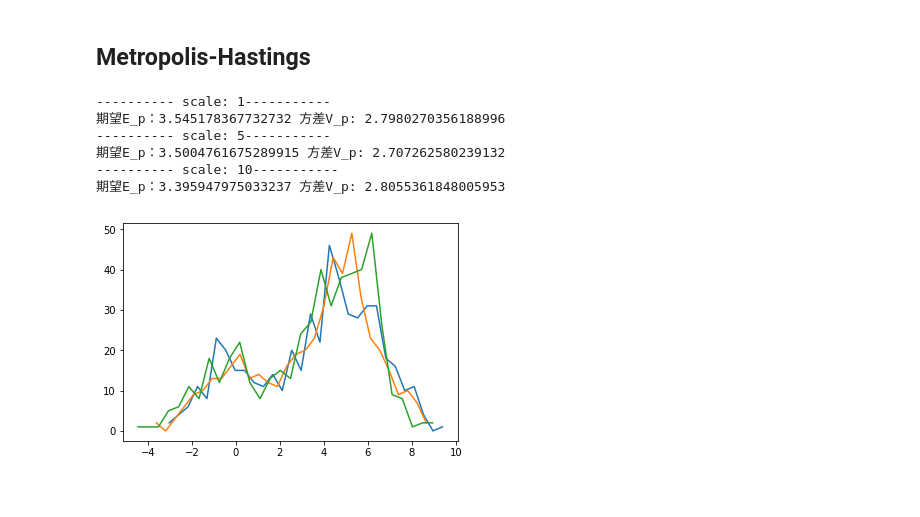
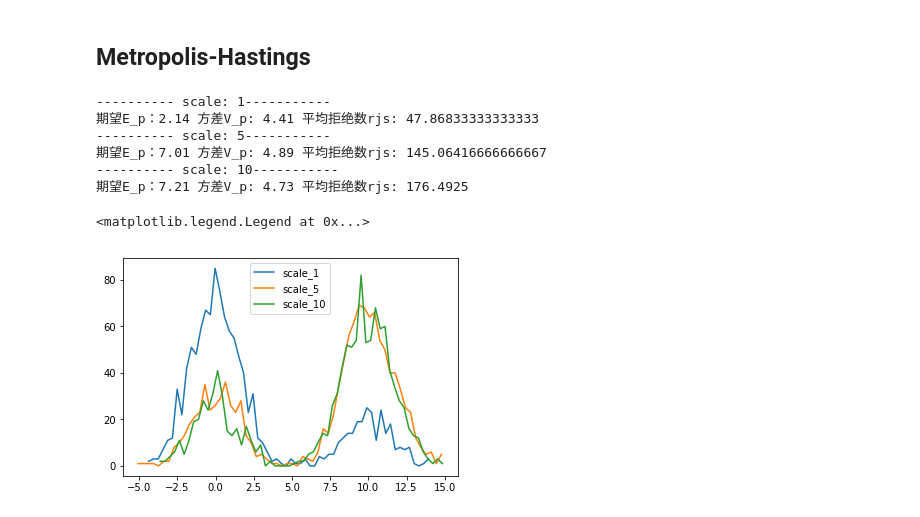
Before and after one commit to wudongming97/Codes, a Jupyter notebook: Simulations/mc.ipynb, the cells around one changed output. Drawn from its saved outputs; the diff is of its cells as text; code cells hidden in the pictures.

```diff
--- a/Simulations/mc.ipynb
+++ b/Simulations/mc.ipynb
@@ -157,42 +157,48 @@ E[f]: 3.498871520021568, Var: 2.7763463280053813
 ## Metropolis-Hastings
 # %%
 def MH(n_samples, f_z, t_rvs, t_pdf):
-    def T_(x, iter=200):
+    def T_(x, iter=250):
+        rj = 0
         for _ in range(iter):
             x_pre = t_rvs(x)
             a = f_z(x_pre) * t_pdf(x, x_pre) / f_z(x) / t_pdf(x_pre, x)
             u = np.random.uniform()
             if u < a:
                 x = x_pre
-        return x
+            else:
+                rj = rj + 1
+        return x, rj
 
-    samples = []
+    samples, rjs = [], []  # 样本和每次采样被拒绝的次数
     for _ in range(n_samples):
         x0 = t_rvs(0)
-        x = T_(x0)
+        x, rj = T_(x0)
         samples.append(x)
-    return samples
+        rjs.append(rj)
+    return samples, rjs
 
 def test_MH(n_samples, f_z, t_rvs, t_pdf, label):
-    samples = MH(n_samples, f_z, t_rvs, t_pdf)
+    samples, rjs = MH(n_samples, f_z, t_rvs, t_pdf)
     E_p = np.mean(samples)
     V_p = np.sqrt(np.var(samples))
-    print('期望E_p：{} 方差V_p: {}'.format(E_p, V_p))
-    hists, bins = np.histogram(samples, 30)
+    print('期望E_p：{:.3} 方差V_p: {:.3} 平均拒绝数rjs: {}'.format(E_p, V_p, np.mean(rjs)))
+    hists, bins = np.histogram(samples, 60)
     bins = 0.5 * (bins[1:] + bins[:-1])
     plt.plot(bins, hists, label=label)
 
-f_z = lambda z: 0.3 * np.exp(-0.2 * z ** 2) + 0.7 * np.exp(-0.2 * (z - 5) ** 2)
+f_z = lambda z: 0.3 * np.exp(-0.2 * z ** 2) + 0.7 * np.exp(-0.2 * (z - 10) ** 2)
 for scale in [1, 5, 10]:
     t_rvs = lambda x: norm.rvs(loc=x, scale=scale)
     t_pdf = lambda x, loc: norm.pdf(x, loc=loc, scale=scale)
     print('---------- scale: {}-----------'.format(scale))
-    test_MH(500, f_z, t_rvs, t_pdf, 'scale_{}'.format(scale))
+    test_MH(1200, f_z, t_rvs, t_pdf, 'scale_{}'.format(scale))
+plt.legend()
 # %% [output]
 ---------- scale: 1-----------
-期望E_p：3.545178367732732 方差V_p: 2.7980270356188996
+期望E_p：2.14 方差V_p: 4.41 平均拒绝数rjs: 47.86833333333333
 ---------- scale: 5-----------
-期望E_p：3.5004761675289915 方差V_p: 2.707262580239132
+期望E_p：7.01 方差V_p: 4.89 平均拒绝数rjs: 145.06416666666667
 ---------- scale: 10-----------
-期望E_p：3.395947975033237 方差V_p: 2.8055361848005953
+期望E_p：7.21 方差V_p: 4.73 平均拒绝数rjs: 176.4925
+<matplotlib.legend.Legend at 0x...>
-[figure, old version]
+[figure, new version]
```
Also changed, not shown: parts of 1 cell of this notebook.
